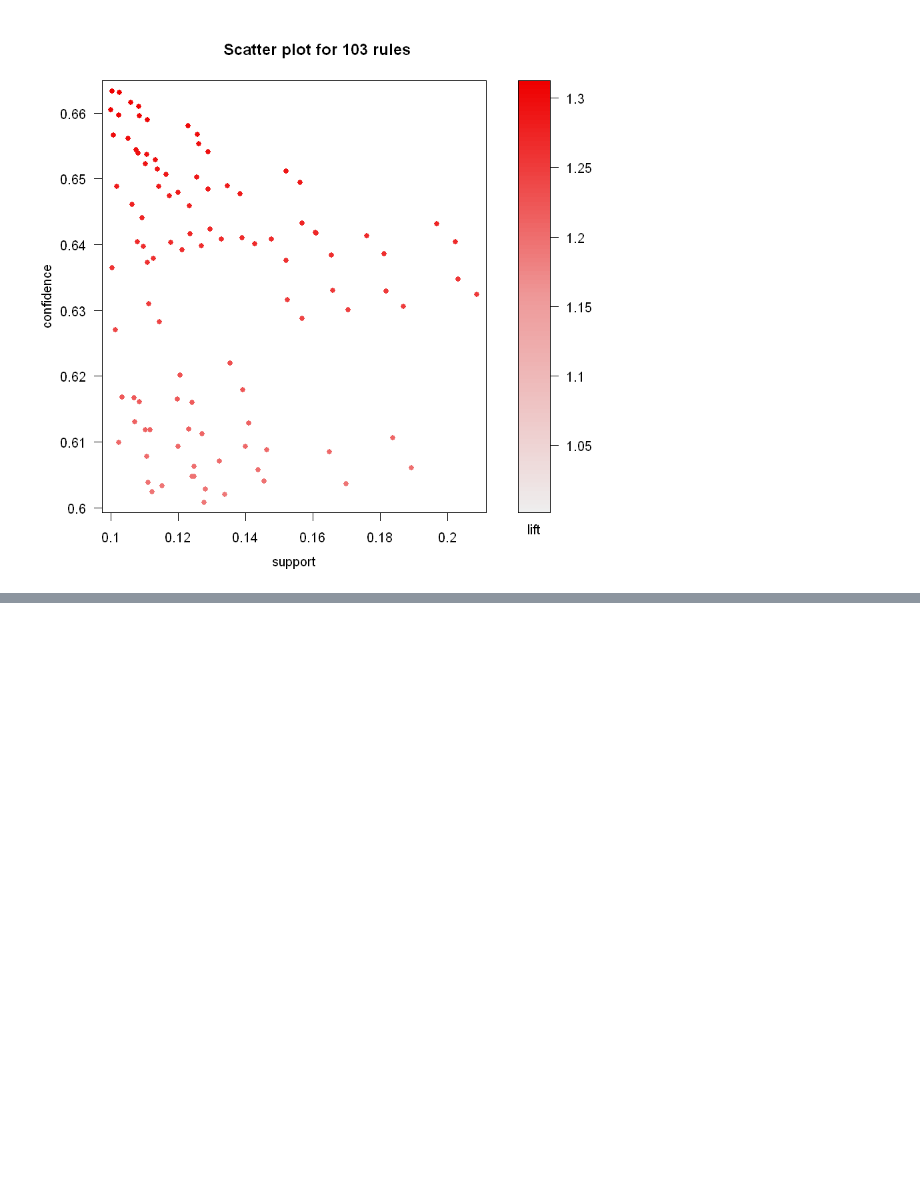
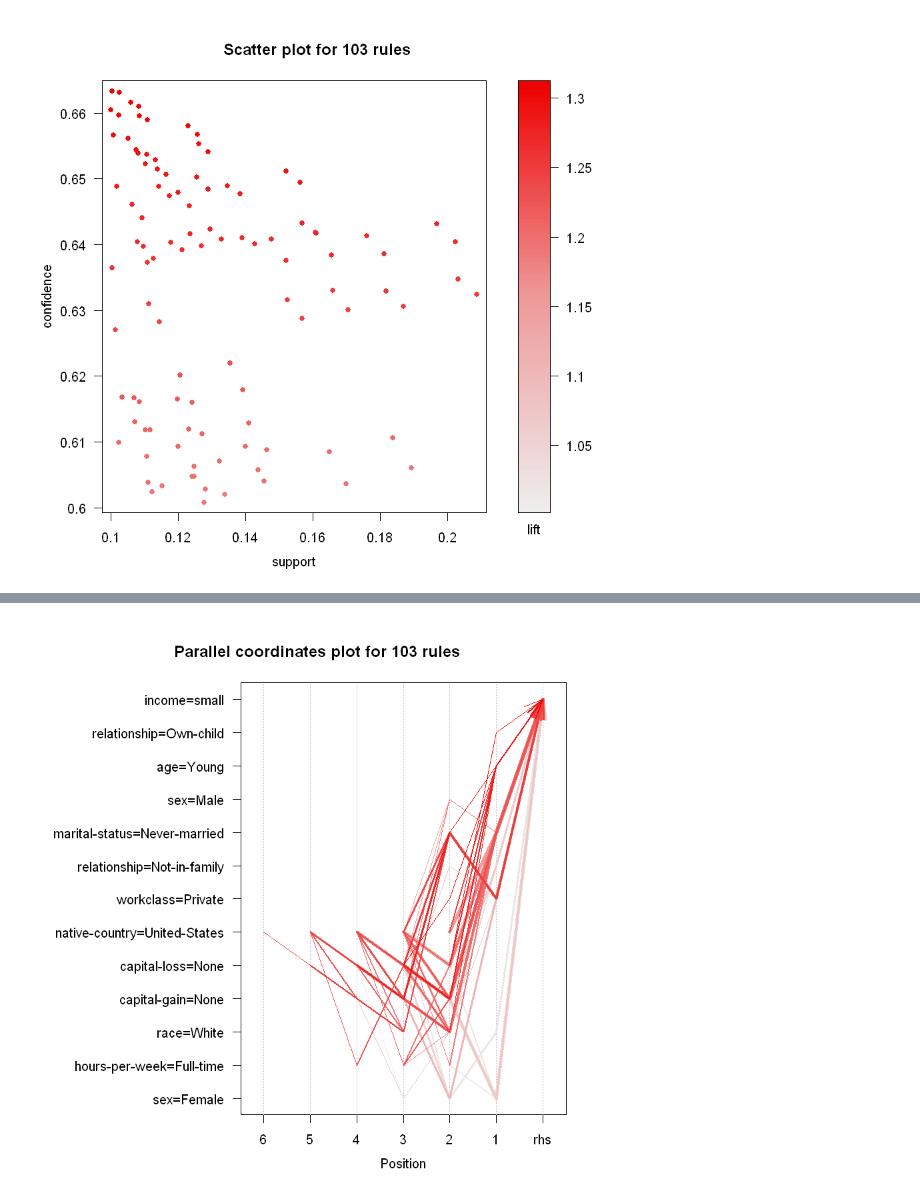
Before and after one commit to leejungmu/first-repository, a Jupyter notebook: association.ipynb, the cells around one changed output, grey strips where cells are left out. Saved outputs shown, nothing was run; the diff lists cells and outputs as text; code cells hidden in the pictures; blank space fills up the shorter version.

Commit message:
added plot options

```diff
--- a/association.ipynb
+++ b/association.ipynb
@@ -145,0 +140,4 @@ Warning message:
+# %%
+plot(adult.rules.sorted, method = "paracoord")
+# %% [output]
+[figure, added]
```
Also changed, not shown: parts of 3 cells of this notebook.
